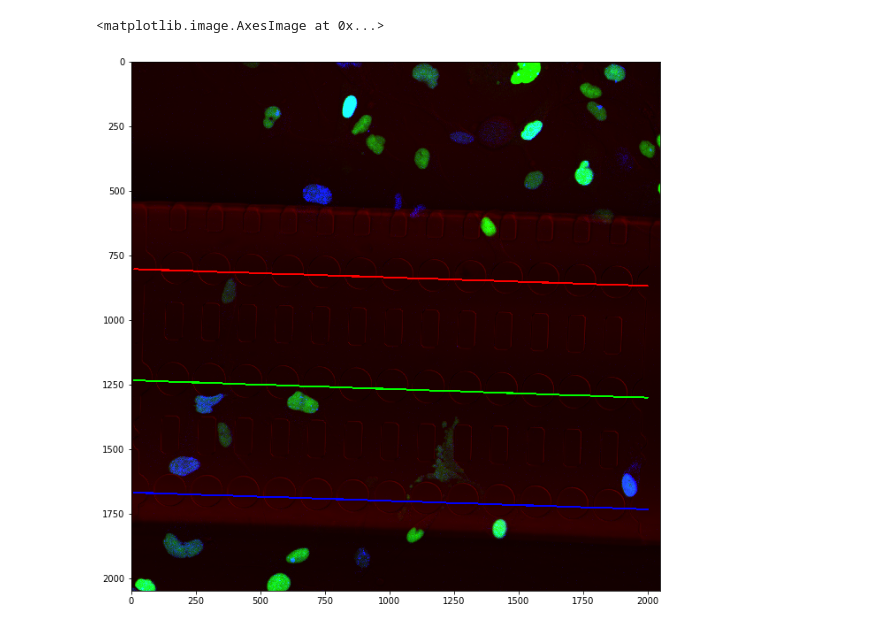
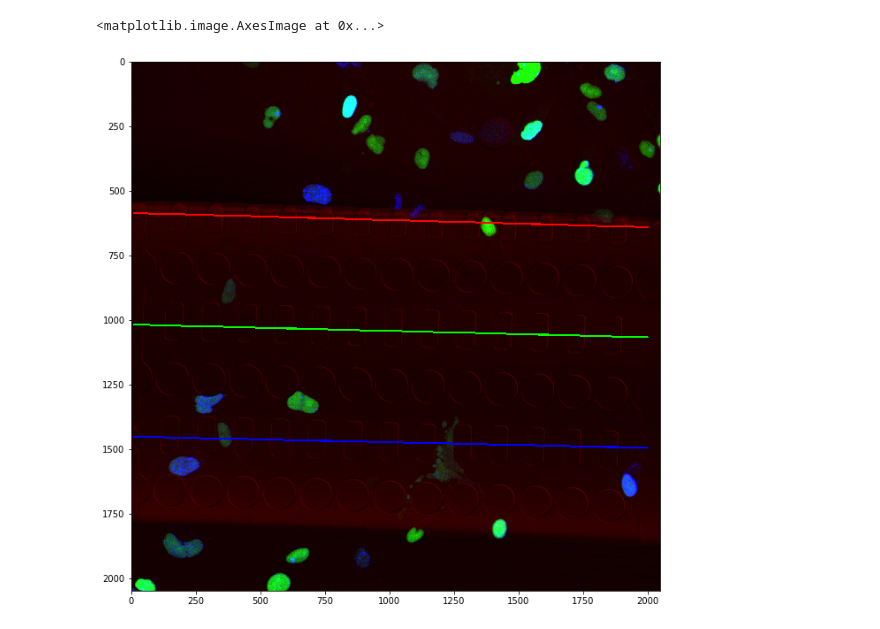
Before and after one commit to gglaw16/nuclei, a Jupyter notebook: nucleiTrackingInput.ipynb, the cells around one changed output. Saved outputs shown, nothing was run; the diff lists cells and outputs as text; code cells hidden in the pictures.

```diff
--- a/nucleiTrackingInput.ipynb
+++ b/nucleiTrackingInput.ipynb
@@ -23,6 +23,15 @@ import nuclei.girder.time_lapse_data as reader
 
 plt.rcParams['image.cmap'] = 'gist_earth'
 matplotlib.rcParams['figure.figsize'] = (11.0, 11.0)
+
+
+# input parameters
+czi_folder_id = "5ada43f41fbb9005ff7260eb"
+series_idx = 7
+row1 = [  2.80454208e-02,   5.84824670e+02]
+row2 = [  2.46209269e-02,   1.01727575e+03]
+row3 = [  2.16815811e-02,   1.45159637e+03]
+rows = [row1, row2, row3]
 # %%
 # This block is just a demo of the time_lapse_data. The source object is used in the rest of the notebook.
 
@@ -42,16 +51,12 @@ matplotlib.rcParams['figure.figsize'] = (11.0, 11.0)
 # Looks like the brightfield channel is the first (0)
 source = reader.time_lapse_data()
 # 073117 BT549_Sv40_Bt549_SV40 NLS GFP 53BP1 mcherry_2017_07_31__18_31_54series000
-source.load('5aaf02831fbb9006233ae6a2')
+source.load(czi_folder_id)
 num_series = source.get_number_of_series()
 series_idx = 1
 num_time_steps = source.get_series_length(series_idx)
 im, item_obj = source.get_image(series_idx,90)
 
-row1 = [  3.24749071e-02,   8.02674026e+02]
-row2 = [  3.37579379e-02,   1.23337054e+03]
-row3 = [  3.28942425e-02,   1.66682615e+03]
-rows = [row1, row2, row3]
 
 cv2.line(im,(10,int(10*row1[0]+row1[1])),(2000,int(2000*row1[0]+row1[1])),(255,0,0),5)
 cv2.line(im,(10,int(10*row2[0]+row2[1])),(2000,int(2000*row2[0]+row2[1])),(0,255,0),5)
@@ -64,5 +69,5 @@ plt.imshow(im)
 <matplotlib.image.AxesImage at 0x...>
-[figure, old version]
+[figure, new version]
 # %%
 prev_frame_ellipses = None
 # union of all lines from all frames.
```
Also changed, not shown: parts of 3 cells of this notebook, 1 other file.
